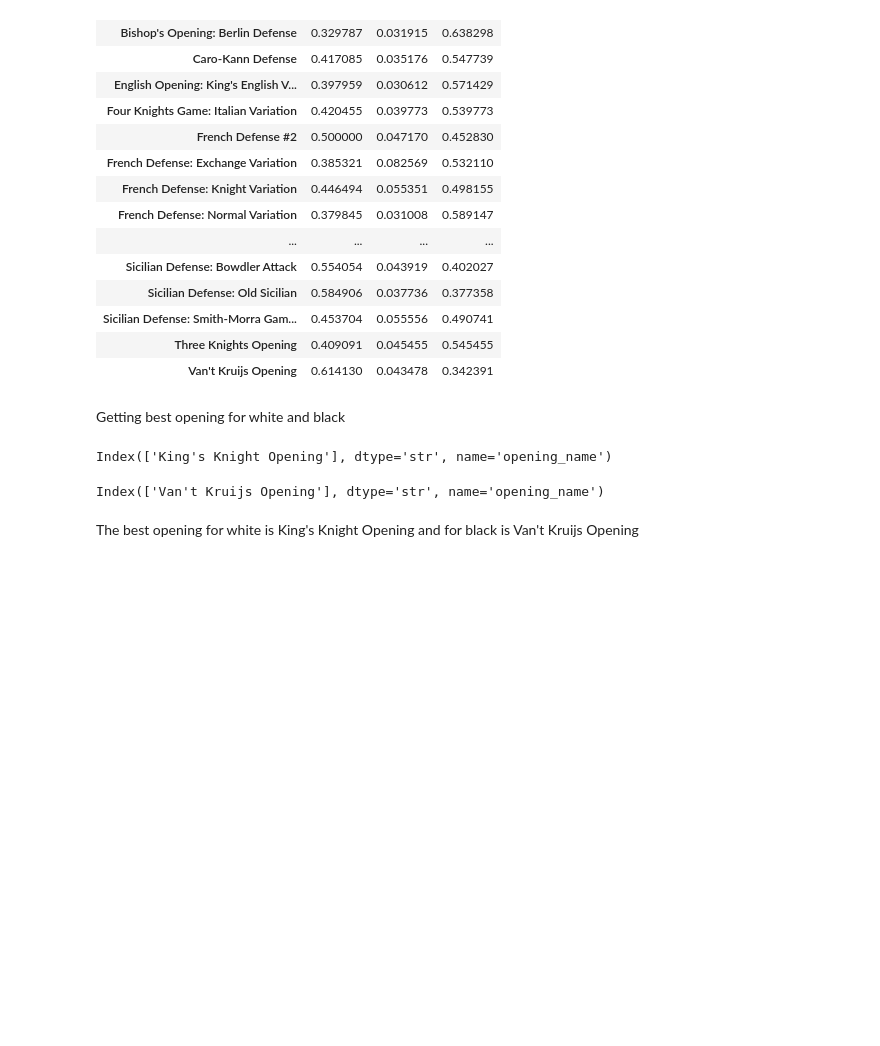
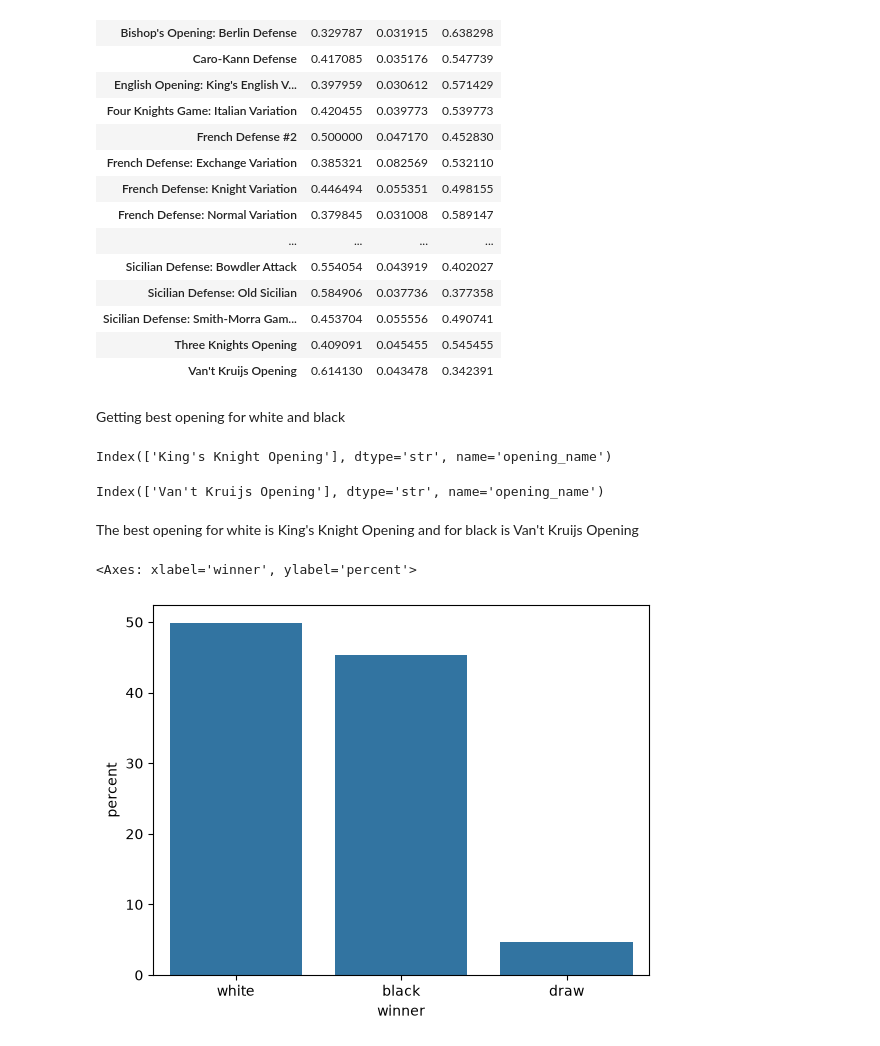
Before and after one commit to tanmaykhanna07/Data-Visaulization, a Jupyter notebook: chess-eda.ipynb, the cells around one changed output. Saved outputs shown, nothing was run; the diff lists cells and outputs as text; code cells hidden in the pictures; blank space fills up the shorter version.

```diff
--- a/chess-eda.ipynb
+++ b/chess-eda.ipynb
@@ -207,3 +215,8 @@ best_opening_for_black
 Index(['Van't Kruijs Opening'], dtype='str', name='opening_name')
 # %% [markdown]
 The best opening for white is King's Knight Opening and for black is Van't Kruijs Opening
+# %%
+sns.countplot(x = games_data.winner,stat='percent')
+# %% [output]
+<Axes: xlabel='winner', ylabel='percent'>
+[figure, added]
```
Also changed, not shown: parts of 15 cells of this notebook.
